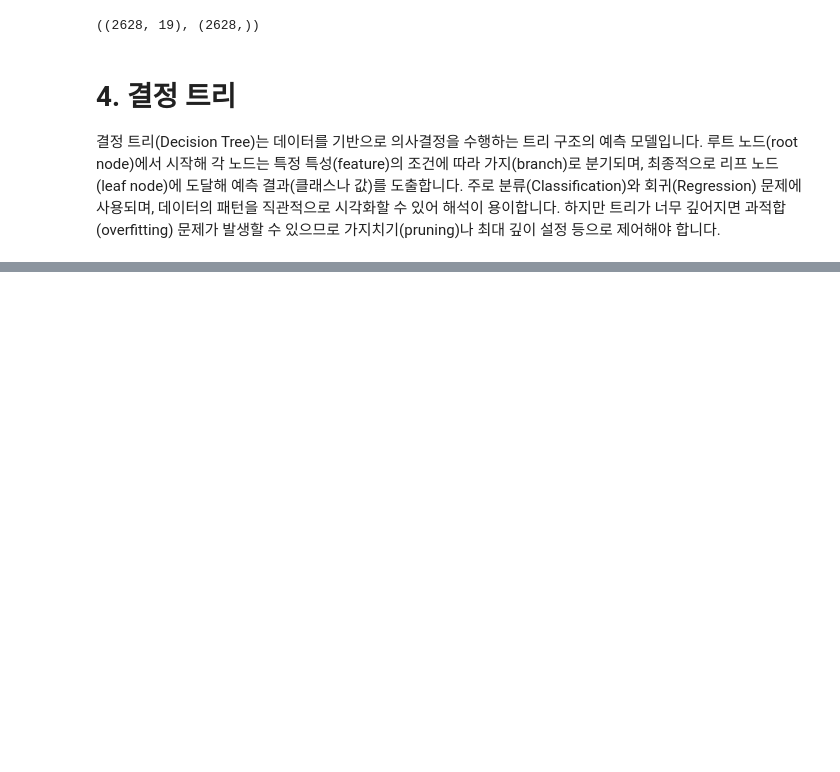
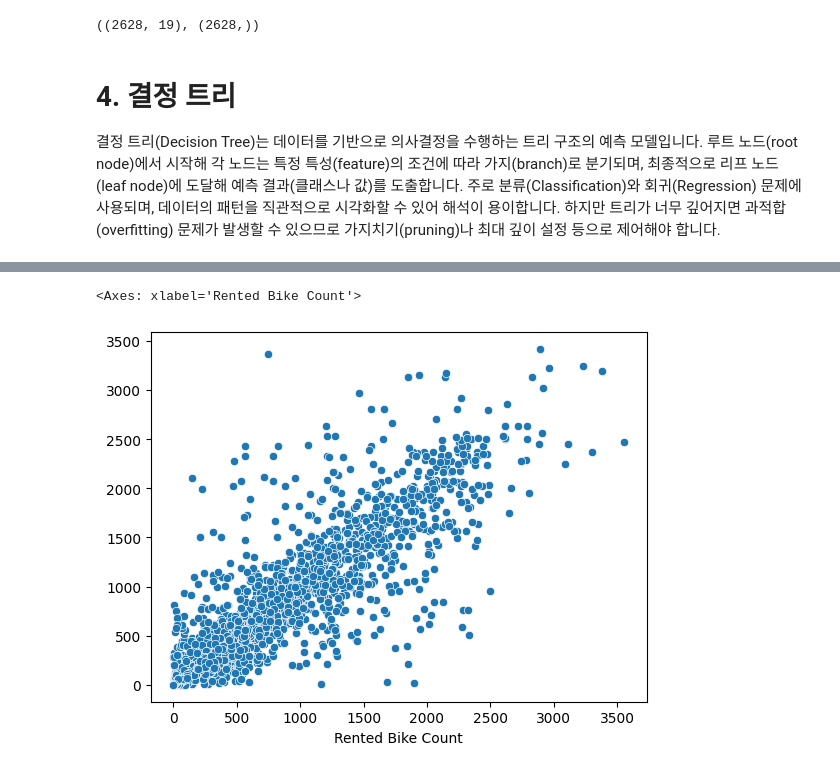
Before and after one commit to JinLeeGG/AI_Project_Preparation, a Jupyter notebook: 3. Data Analysis/10. Seoul Bike Sharing Demand Prediction/10_Seoul_Bike_Sharing_Demand_Prediction.ipynb, the cells around one changed output, grey strips where cells are left out. Cells and saved outputs as stored; diff of their text form; code cells hidden in the pictures; blank space fills up the shorter version.

```diff
--- a/3. Data Analysis/10. Seoul Bike Sharing Demand Prediction/10_Seoul_Bike_Sharing_Demand_Prediction.ipynb
+++ b/3. Data Analysis/10. Seoul Bike Sharing Demand Prediction/10_Seoul_Bike_Sharing_Demand_Prediction.ipynb
@@ -469,0 +499,12 @@ X_test.shape, y_test.shape
+# %%
+from sklearn.tree import DecisionTreeRegressor
+
+dtr = DecisionTreeRegressor(random_state=2025)
+dtr.fit(X_train, y_train) # 독립변수(features), 종속변수(예측하고자 하는 값)
+pred1 = dtr.predict(X_test)
+
+# X = 정답, Y = 예측값
+sns.scatterplot(x=y_test, y=pred1)
+# %% [output]
+<Axes: xlabel='Rented Bike Count'>
+[figure, added]
```
Also changed, not shown: parts of 19 cells of this notebook.
